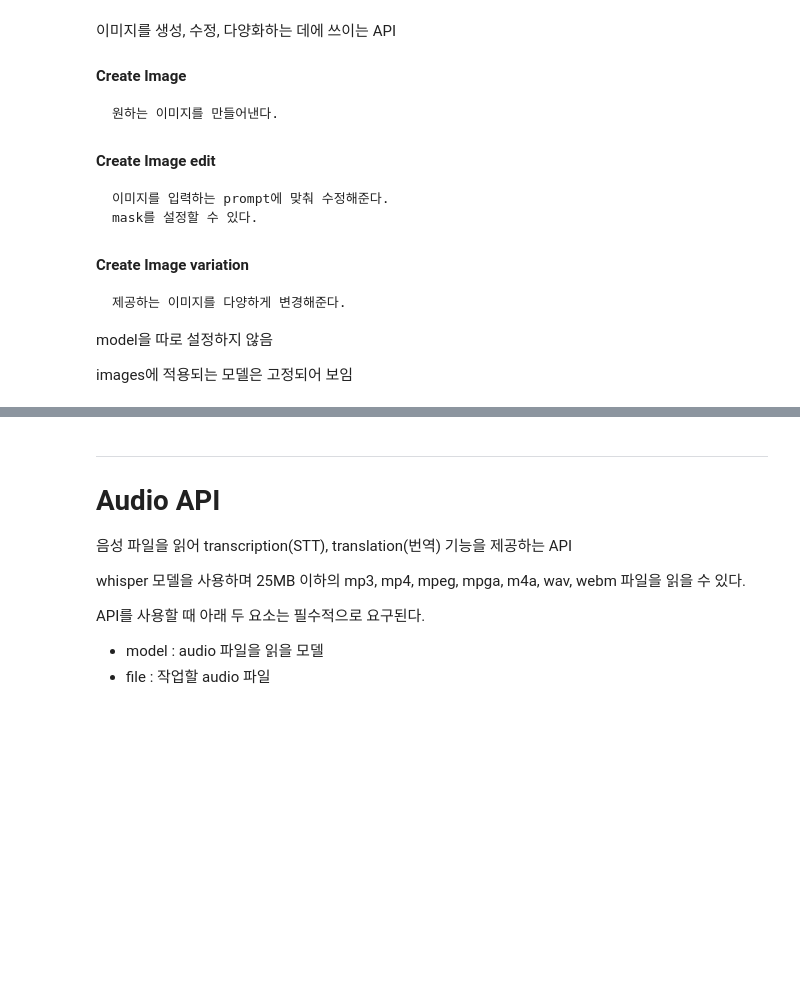
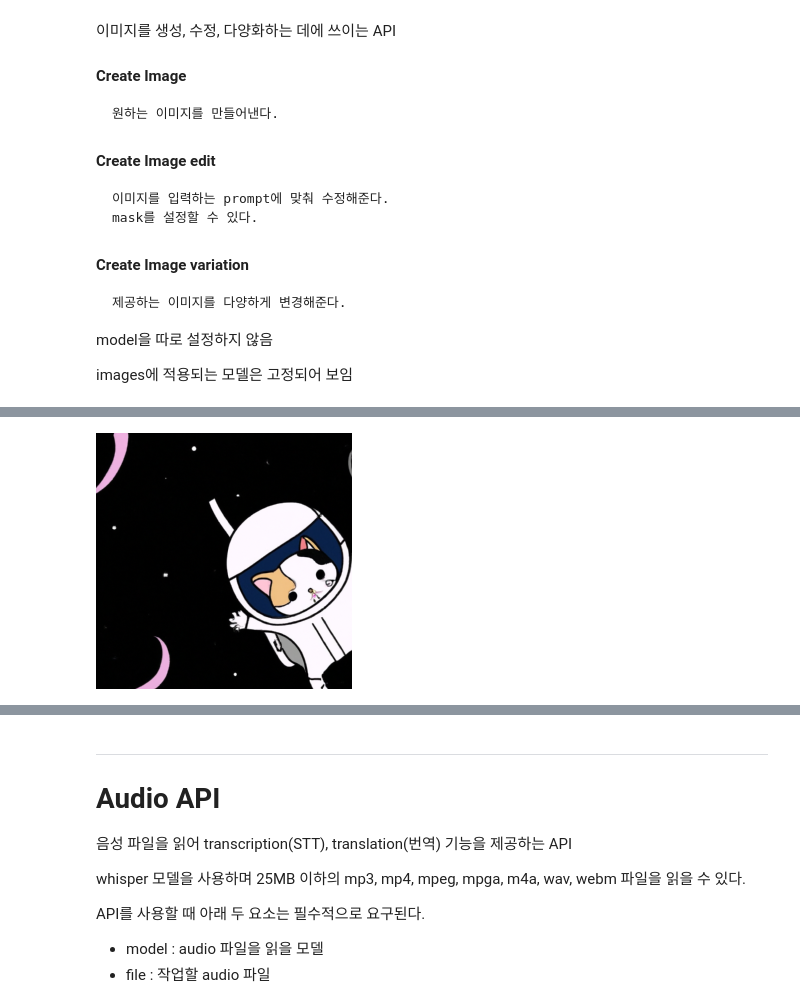
Before and after one commit to dmlgus1922/HN_world, a Jupyter notebook: practice/OpenAI/python/API tests.ipynb, the cells around one changed output, grey strips where cells are left out. Drawn from its saved outputs; the diff is of its cells as text; code cells hidden in the pictures; blank space fills up the shorter version.

```diff
--- a/practice/OpenAI/python/API tests.ipynb
+++ b/practice/OpenAI/python/API tests.ipynb
@@ -327,0 +312,8 @@ img
+# %%
+created_img = openai.Image.create(
+  prompt="A cute cat floating in the space",
+  n=1,
+  size="256x256",
+  response_format='b64_json'
+)
+created_img
@@ -328,3 +329,8 @@ img
+# %%
+img = Image.open(BytesIO(base64.b64decode(created_img['data'][0]['b64_json'])))
+img
+# %% [output]
+[figure, added]
 # %%
 img = img.convert('RGBA')
 img.save('./image/cat.png', 'png')
```
Also changed, not shown: parts of 61 cells of this notebook, 1 other file.
